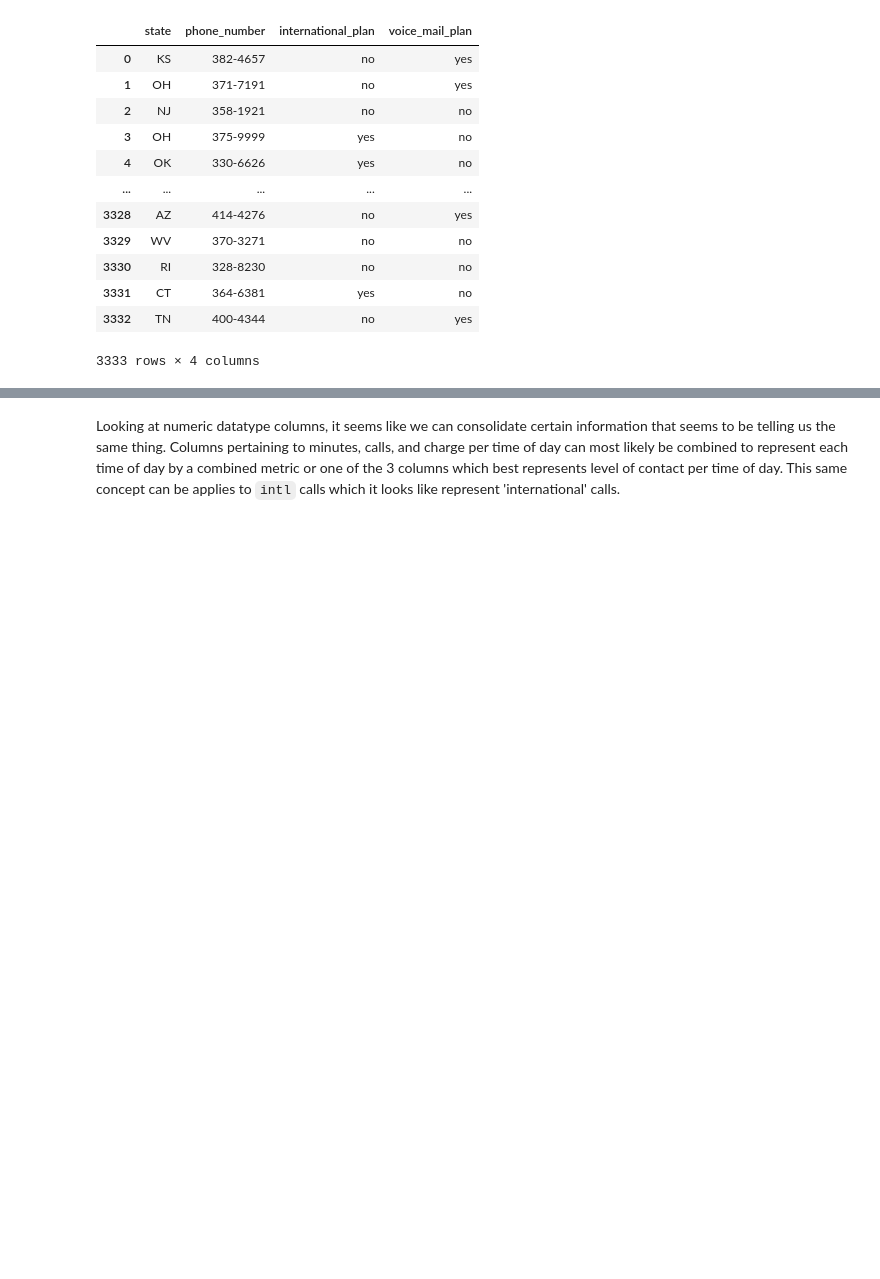
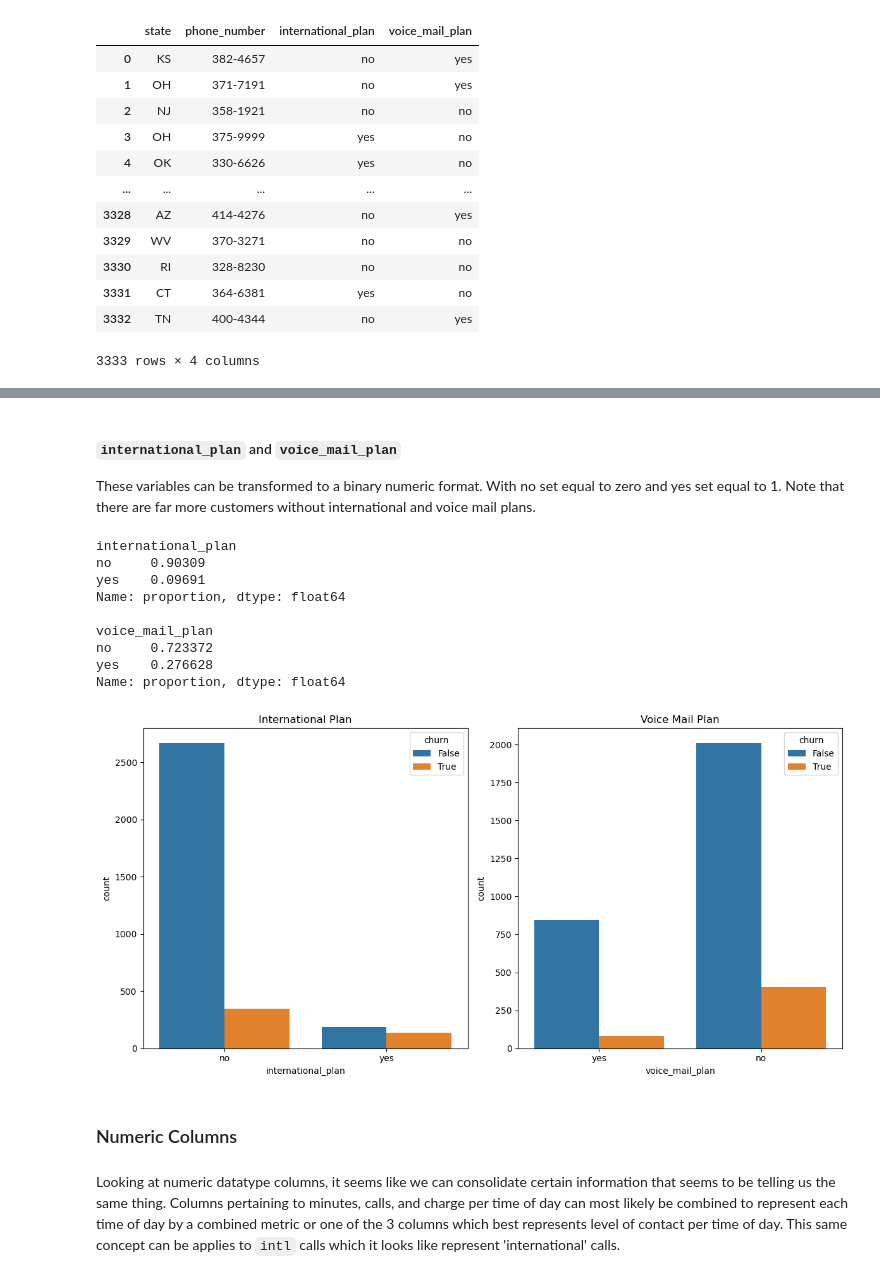
Before and after one commit to erankova/Phase_3_Project, a Jupyter notebook: Phase_3_Project.ipynb, the cells around one changed output, grey strips where cells are left out. Saved outputs shown, nothing was run; the diff lists cells and outputs as text; code cells hidden in the pictures; blank space fills up the shorter version.

```diff
--- a/Phase_3_Project.ipynb
+++ b/Phase_3_Project.ipynb
@@ -116,3 +146,42 @@ df.select_dtypes('object')
+# %% [markdown]
+#### `international_plan` and `voice_mail_plan`
+
+These variables can be transformed to a binary numeric format. With no set equal to zero and yes set equal to 1. Note that there are far more customers without international and voice mail plans.
+# %%
+print(df['international_plan'].value_counts(normalize=True))
+print()
+print(df['voice_mail_plan'].value_counts(normalize=True))
+
+#Histograms
+# Create a figure with two subplots
+fig, axes = plt.subplots(1, 2, figsize=(12, 6))
+
+# Plot the first count plot
+sns.countplot(x='international_plan', hue='churn', data=df, ax=axes[0])
+axes[0].set_title('International Plan')
+
+# Plot the second count plot
+sns.countplot(x='voice_mail_plan', hue='churn', data=df, ax=axes[1])
+axes[1].set_title('Voice Mail Plan')
+
+# Adjust layout
+plt.tight_layout()
+
+# Show the plots
+plt.show()
+# %% [output]
+international_plan
+no     0.90309
+yes    0.09691
+Name: proportion, dtype: float64
+
+voice_mail_plan
+no     0.723372
+yes    0.276628
+Name: proportion, dtype: float64
+[figure, added]
+# %% [markdown]
+### Numeric Columns
 # %% [markdown]
 Looking at numeric datatype columns, it seems like we can consolidate certain information that seems to be telling us the same thing. Columns pertaining to minutes, calls, and charge per time of day can most likely be combined to represent each time of day by a combined metric or one of the 3 columns which best represents level of contact per time of day. This same concept can be applies to `intl` calls which it looks like represent 'international' calls.
 # %%
```
Also changed, not shown: parts of 27 cells of this notebook.
